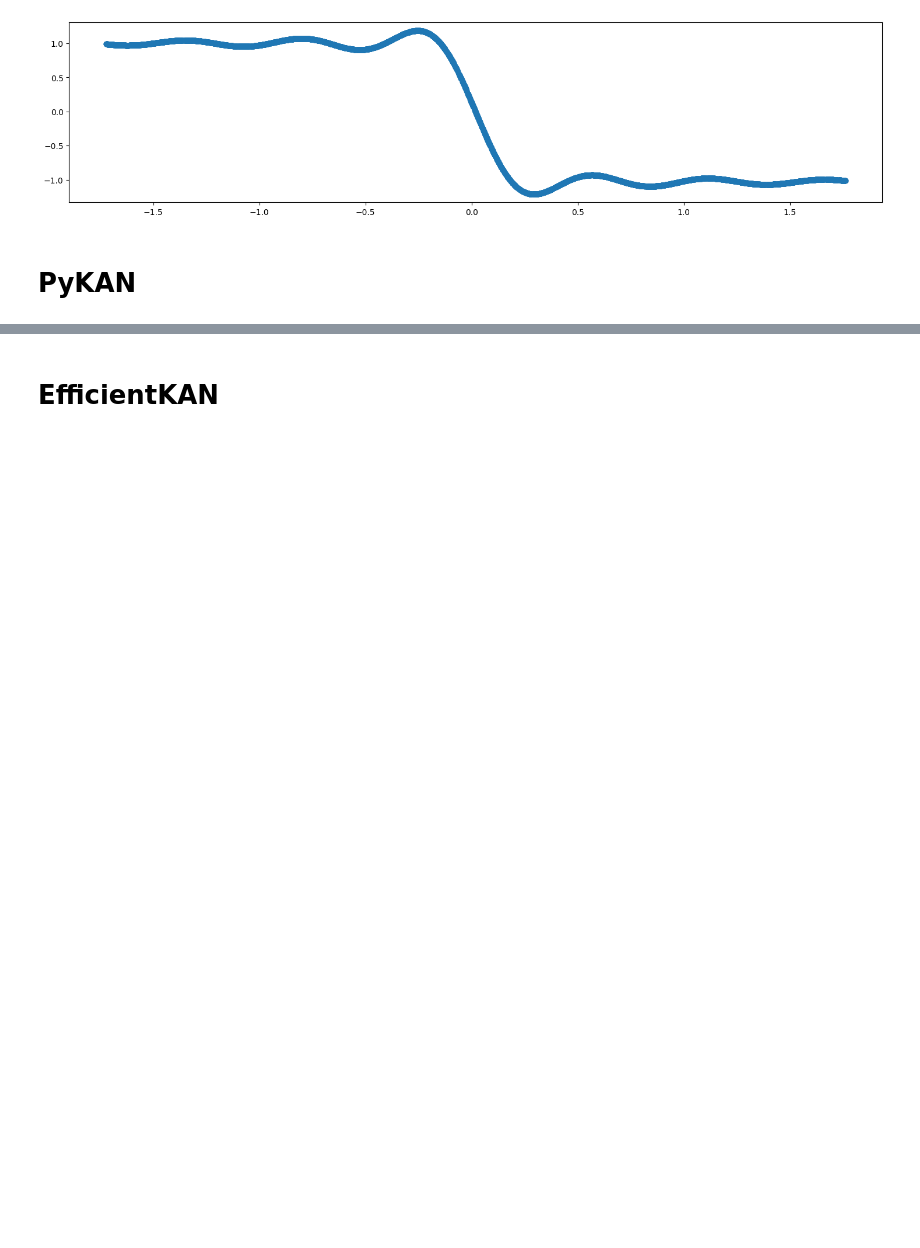
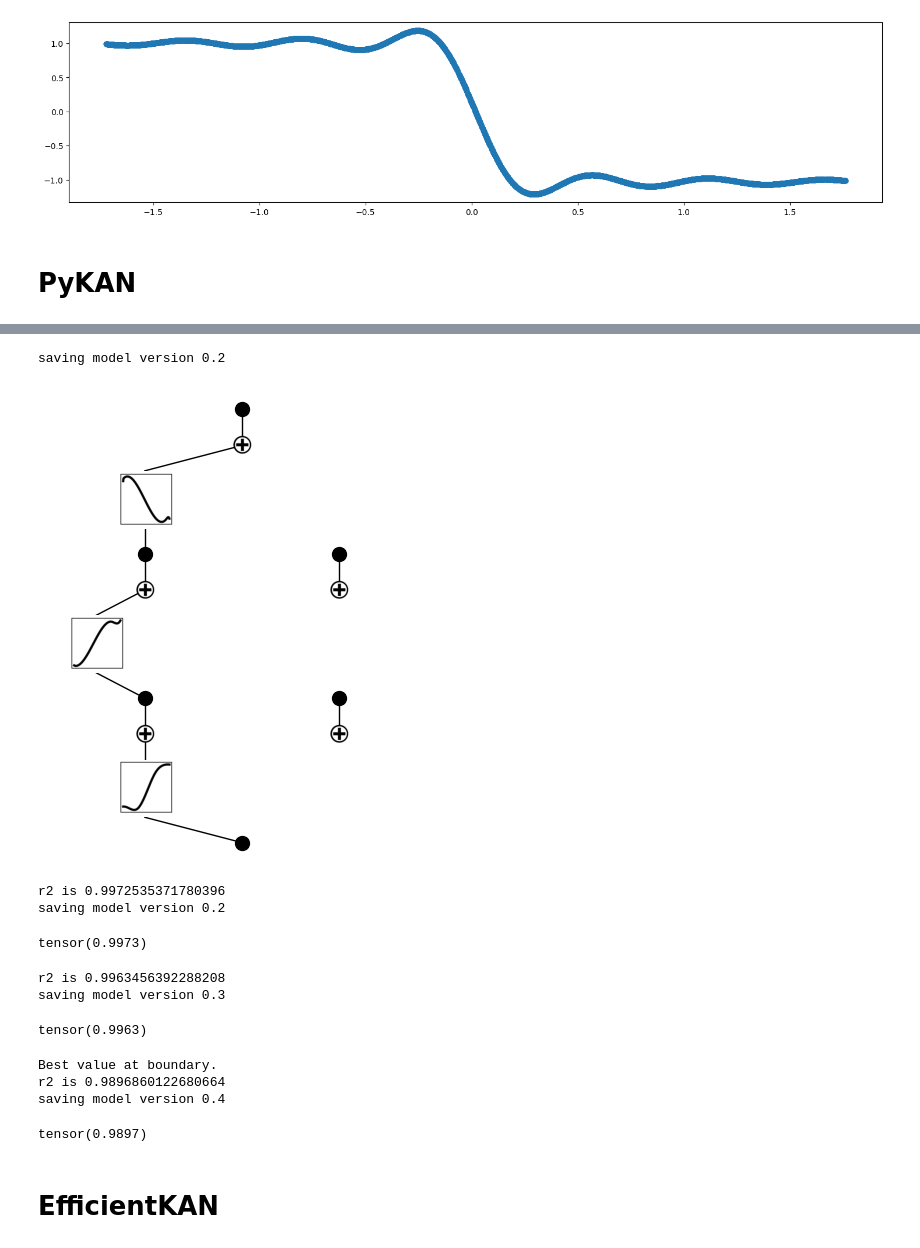
Before and after one commit to MrPio/KAN-Symbolic_Regression, a Jupyter notebook: Special_function.ipynb, the cells around one changed output, grey strips where cells are left out. Cells and saved outputs as stored; diff of their text form; code cells hidden in the pictures; blank space fills up the shorter version.

```diff
--- a/Special_function.ipynb
+++ b/Special_function.ipynb
@@ -52,3 +62,29 @@ plt.show()
+# %%
+model.prune(node_th=1e-1)
+model.plot()
+pass
+# %% [output]
+saving model version 0.2
+[figure, added]
+# %%
+model.fix_symbolic(0,0,0, 'sin')
+# %% [output]
+r2 is 0.9972535371780396
+saving model version 0.2
+tensor(0.9973)
+# %%
+model.fix_symbolic(1,0,0, 'sin')
+# %% [output]
+r2 is 0.9963456392288208
+saving model version 0.3
+tensor(0.9963)
+# %%
+model.fix_symbolic(2,0,0,'cos')
+# %% [output]
+Best value at boundary.
+r2 is 0.9896860122680664
+saving model version 0.4
+tensor(0.9897)
 # %% [markdown]
 # EfficientKAN
 # %%
```
Also changed, not shown: parts of 2 cells of this notebook, 1 other file.
